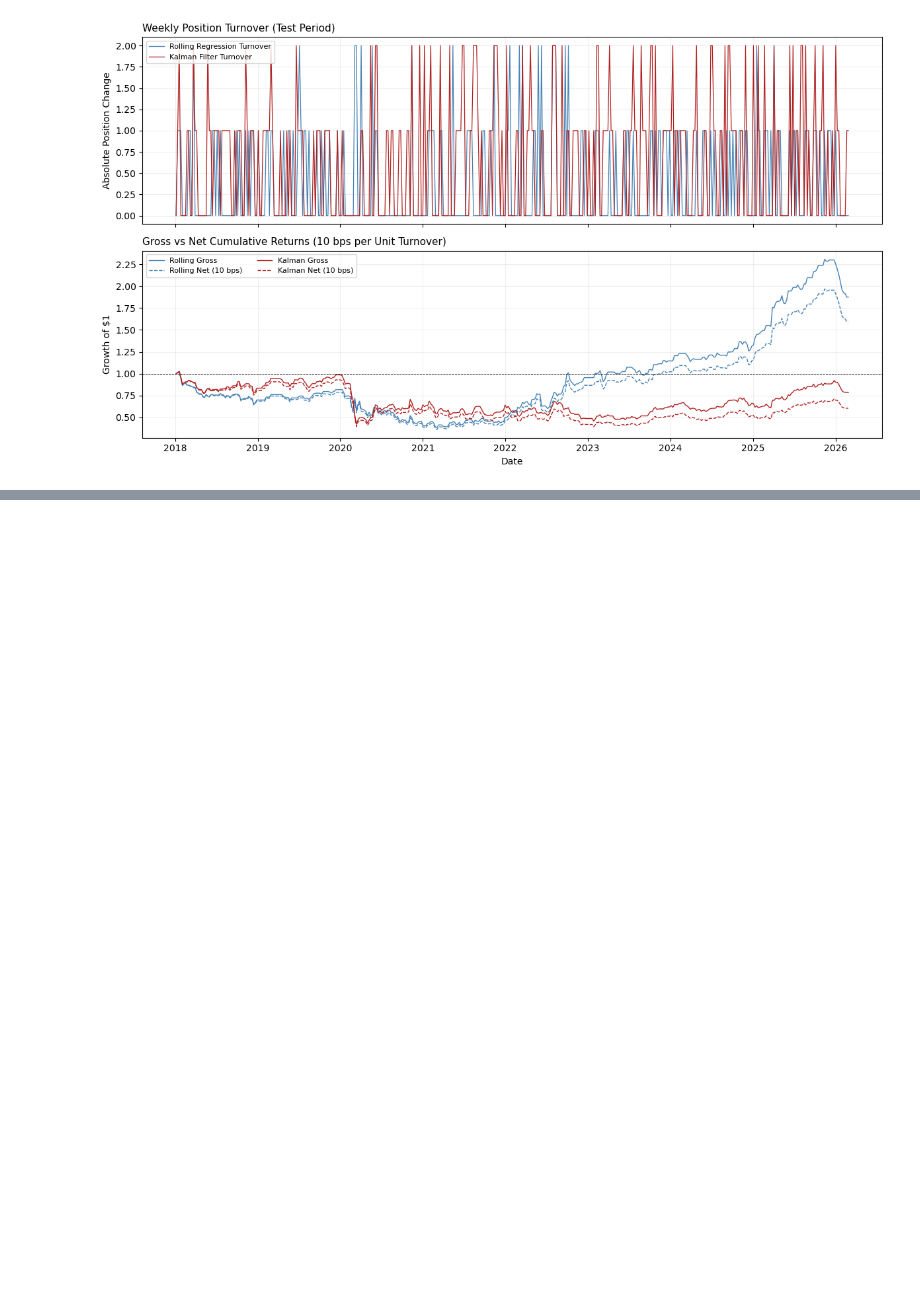
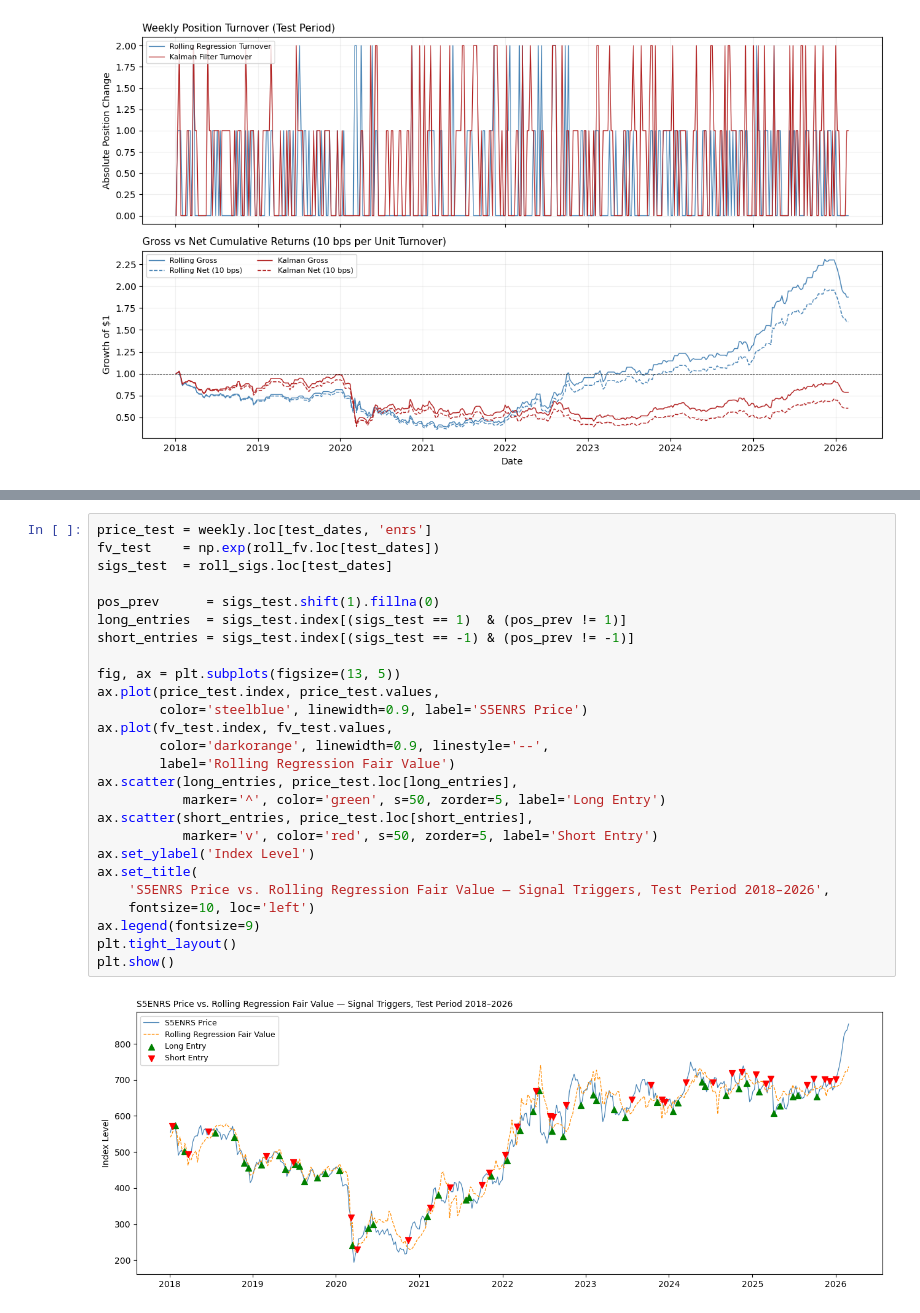
Before and after one commit to JWilliams2001-hub/Forecast_Strategy, a Jupyter notebook: final_project.ipynb, the cells around one changed output, grey strips where cells are left out. Cells and saved outputs as stored; diff of their text form; blank space fills up the shorter version.

```diff
--- a/final_project.ipynb
+++ b/final_project.ipynb
@@ -1337,0 +1344,28 @@ plt.show()
+# %%
+price_test = weekly.loc[test_dates, 'enrs']
+fv_test    = np.exp(roll_fv.loc[test_dates])
+sigs_test  = roll_sigs.loc[test_dates]
+
+pos_prev      = sigs_test.shift(1).fillna(0)
+long_entries  = sigs_test.index[(sigs_test == 1)  & (pos_prev != 1)]
+short_entries = sigs_test.index[(sigs_test == -1) & (pos_prev != -1)]
+
+fig, ax = plt.subplots(figsize=(13, 5))
+ax.plot(price_test.index, price_test.values,
+        color='steelblue', linewidth=0.9, label='S5ENRS Price')
+ax.plot(fv_test.index, fv_test.values,
+        color='darkorange', linewidth=0.9, linestyle='--',
+        label='Rolling Regression Fair Value')
+ax.scatter(long_entries, price_test.loc[long_entries],
+           marker='^', color='green', s=50, zorder=5, label='Long Entry')
+ax.scatter(short_entries, price_test.loc[short_entries],
+           marker='v', color='red', s=50, zorder=5, label='Short Entry')
+ax.set_ylabel('Index Level')
+ax.set_title(
+    'S5ENRS Price vs. Rolling Regression Fair Value — Signal Triggers, Test Period 2018–2026',
+    fontsize=10, loc='left')
+ax.legend(fontsize=9)
+plt.tight_layout()
+plt.show()
+# %% [output]
+[figure, added]
```
Also changed, not shown: parts of 6 cells of this notebook.
